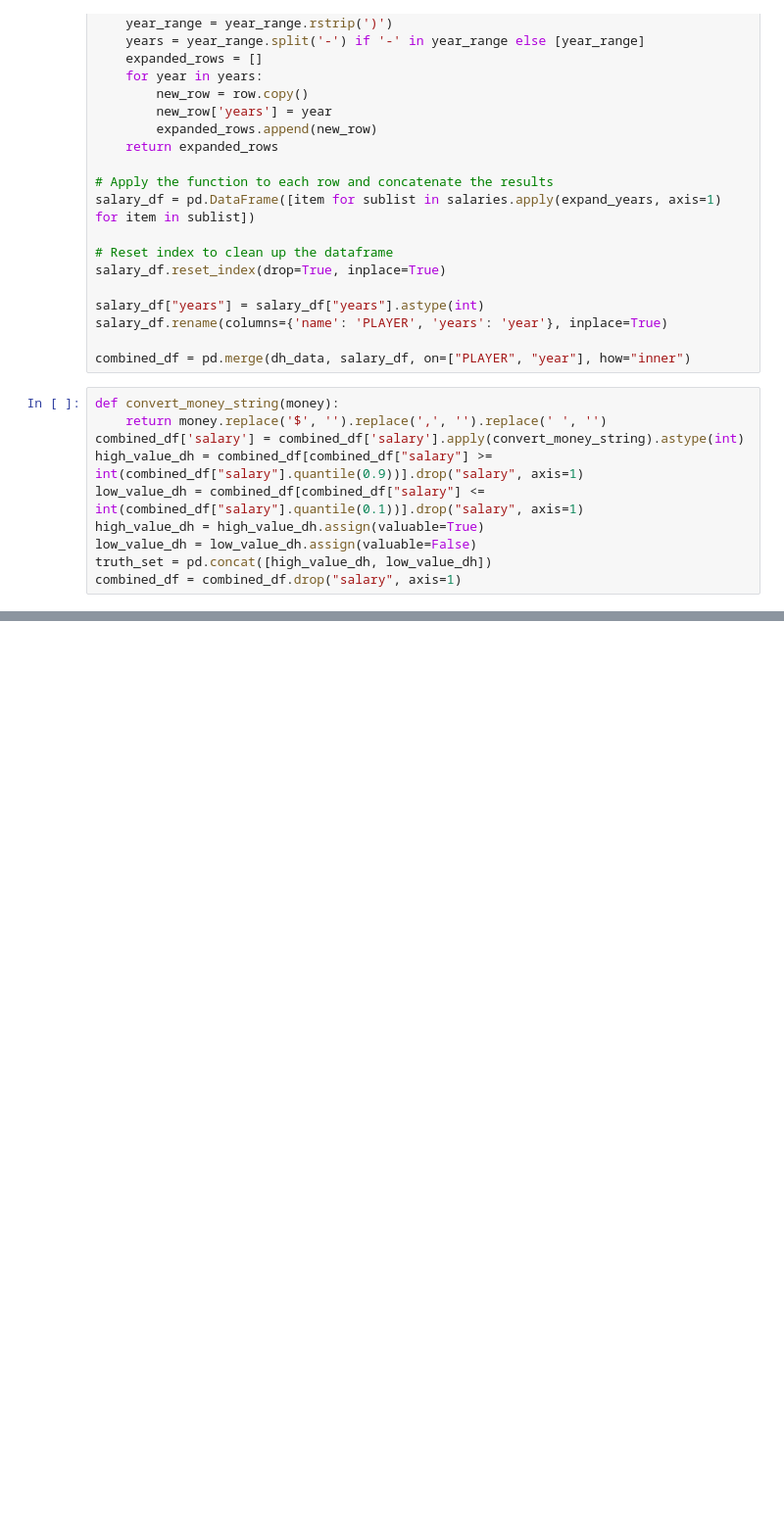
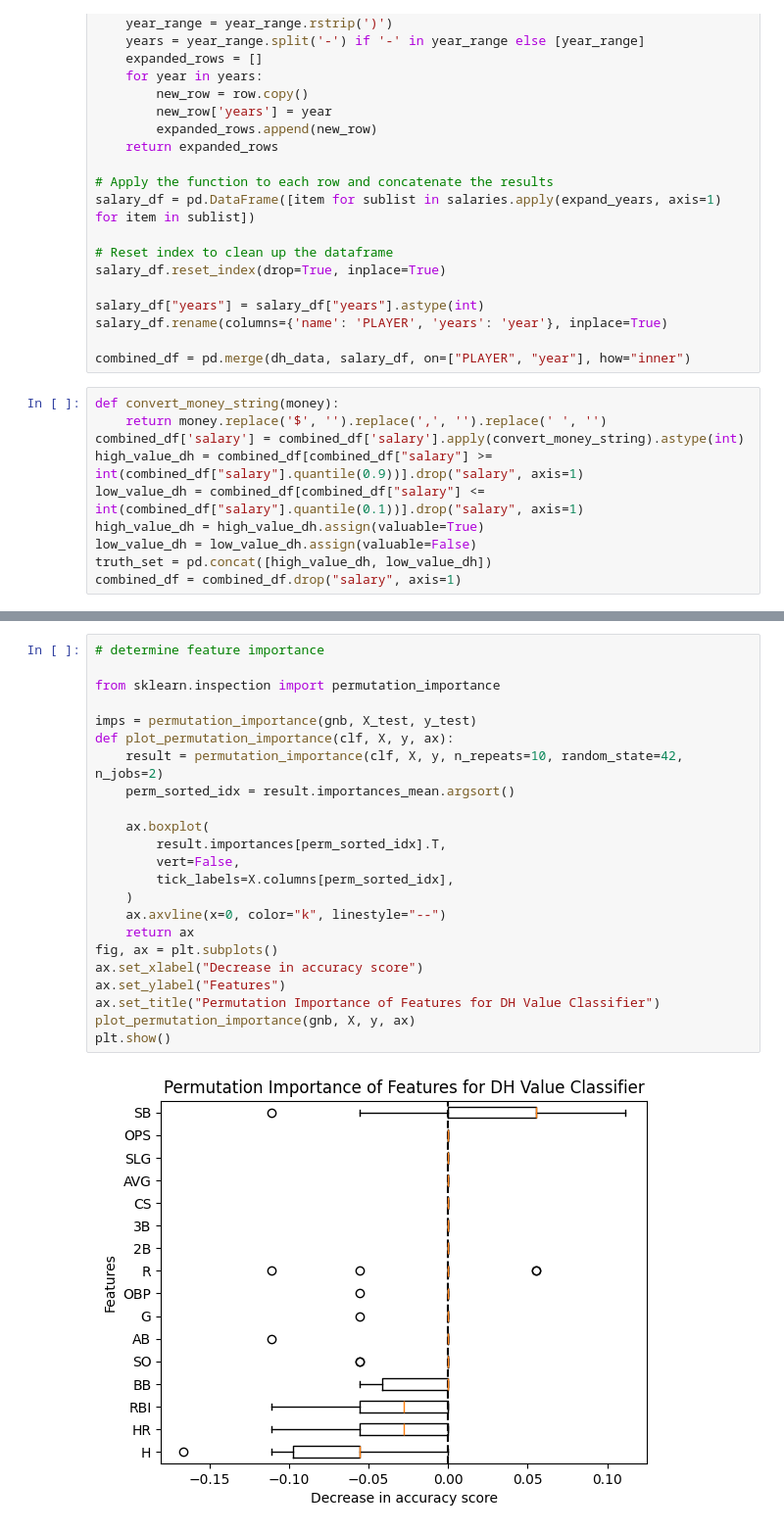
Before and after one commit to filip-r-casey/Data-mining-DH, a Jupyter notebook: new_data.ipynb, the cells around one changed output, grey strips where cells are left out. Shown at 98% size. Cells and saved outputs as stored; diff of their text form; blank space fills up the shorter version.

```diff
--- a/new_data.ipynb
+++ b/new_data.ipynb
@@ -85,0 +117,25 @@ plt.show()
+# %%
+# determine feature importance
+
+from sklearn.inspection import permutation_importance
+
+imps = permutation_importance(gnb, X_test, y_test)
+def plot_permutation_importance(clf, X, y, ax):
+    result = permutation_importance(clf, X, y, n_repeats=10, random_state=42, n_jobs=2)
+    perm_sorted_idx = result.importances_mean.argsort()
+
+    ax.boxplot(
+        result.importances[perm_sorted_idx].T,
+        vert=False,
+        tick_labels=X.columns[perm_sorted_idx],
+    )
+    ax.axvline(x=0, color="k", linestyle="--")
+    return ax
+fig, ax = plt.subplots()
+ax.set_xlabel("Decrease in accuracy score")
+ax.set_ylabel("Features")
+ax.set_title("Permutation Importance of Features for DH Value Classifier")
+plot_permutation_importance(gnb, X, y, ax)
+plt.show()
+# %% [output]
+[figure, added]
```
Also changed, not shown: parts of 6 cells of this notebook, 1 other file.
